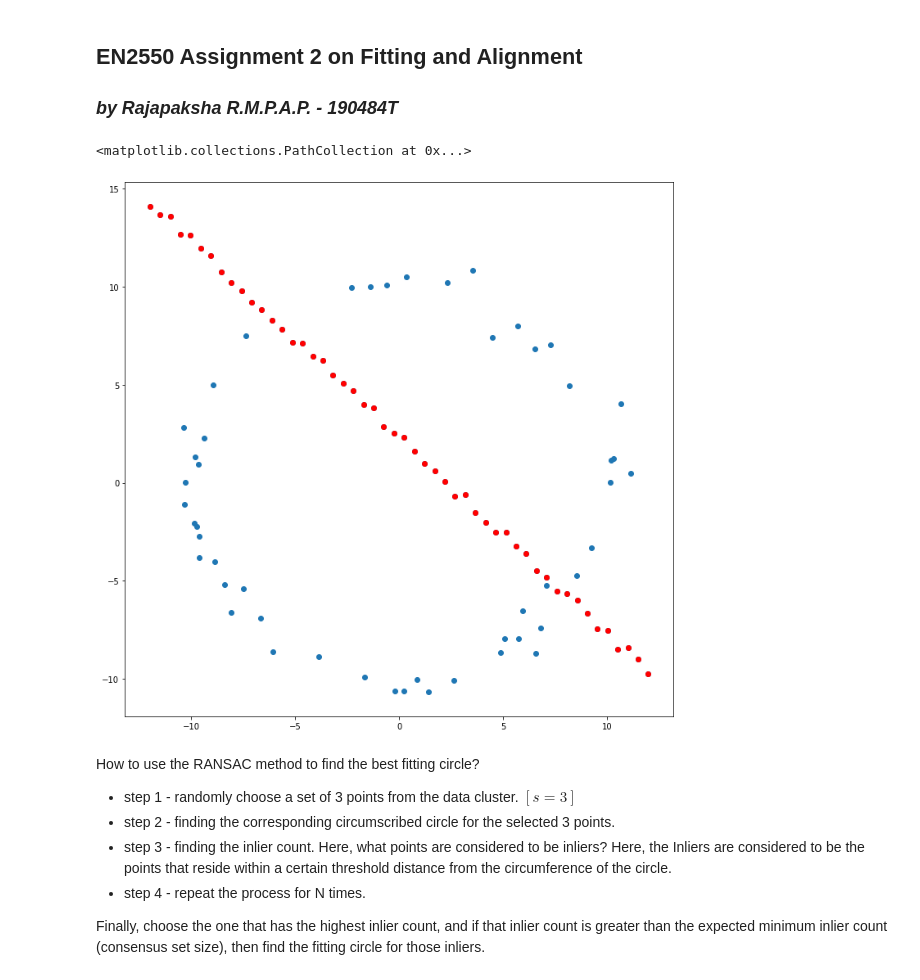
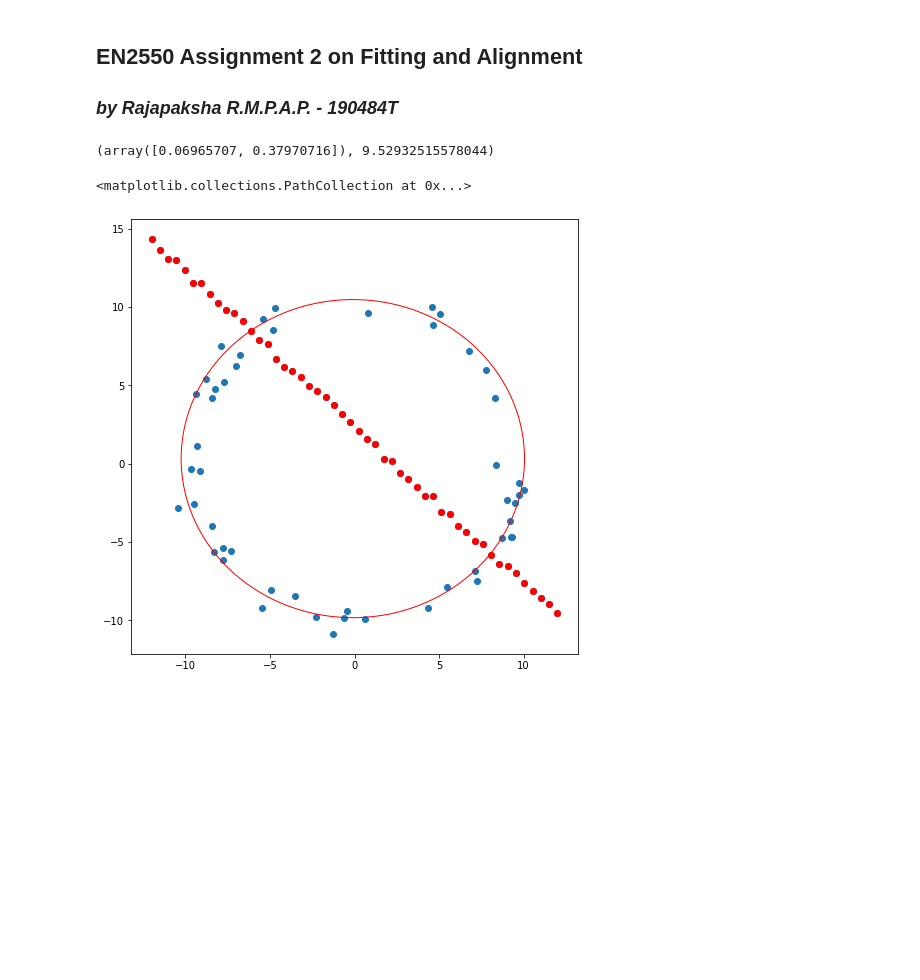
Before and after one commit to rajapaksha-rmpap/EN2550-Assignment-2-190484T, a Jupyter notebook: notebook.ipynb, the cells around one changed output. Saved outputs shown, nothing was run; the diff lists cells and outputs as text; code cells hidden in the pictures; blank space fills up the shorter version.

Commit message:
proceed with the question 1

```diff
--- a/notebook.ipynb
+++ b/notebook.ipynb
@@ -12,6 +59,5 @@ import matplotlib.pyplot as plt
 # %%
 # ************************** question 1 *****************************
-
 N = 100     # total number of points
 half_n = N//2
 
@@ -31,20 +77,26 @@ x = np.linspace(-12, 12, half_n)
 y = m*x + b + s*np.random.rand(half_n)
 X_line = np.hstack((x.reshape(half_n, 1), y.reshape(half_n, 1)))
 X = np.vstack((X_circ, X_line))
-
-# plotting the results
-fig, ax = plt.subplots(figsize = (12, 12))
-ax.scatter(X[:, 0], X[:, 1], marker = 'o')
-ax.scatter(X_line[:, 0], X_line[:, 1], c = 'r', marker = 'o')
-# %% [output]
-<matplotlib.collections.PathCollection at 0x...>
-[figure, removed]
-# %% [markdown]
-How to use the RANSAC method to find the best fitting circle?
-- step 1 - randomly choose a set of 3 points from the data cluster. $[s = 3]$
-- step 2 - finding the corresponding circumscribed circle for the selected 3 points.
-- step 3 - finding the inlier count.
-            Here, what points are considered to be inliers? Here, the Inliers are considered to be the points that reside within a certain threshold distance from the circumference of the circle.
-- step 4 - repeat the process for N times.
-
-Finally, choose the one that has the highest inlier count, and if that inlier count is greater than the expected minimum inlier count (consensus set size), then find the fitting circle for those inliers.
+# %%
+# ---------- tuning the parameters ---------
+N = 35      # number of estimations
+t = 1.225   # common threshold
+d = 47      # minimum inlier count
+
+# finding the best fitting circle
+print(RANSACcircle(X, N, t, d))
+(center, radius) = RANSACcircle(X, N, t, d)
+xo, yo = center
+# %% [output]
+(array([0.06965707, 0.37970716]), 9.52932515578044)
+# %%
+# plotting the results
+bestFitCircle = plt.Circle(center, radius, color='r', fill = False)
+
+fig, ax = plt.subplots(figsize = (8, 8))
+ax.add_patch(bestFitCircle)
+ax.scatter(X[:, 0], X[:, 1], marker = 'o')
+ax.scatter(X_line[:, 0], X_line[:, 1], c = 'r', marker = 'o')
+# %% [output]
+<matplotlib.collections.PathCollection at 0x...>
+[figure, added]
```
Also changed, not shown: parts of 4 cells of this notebook, 1 other file.
